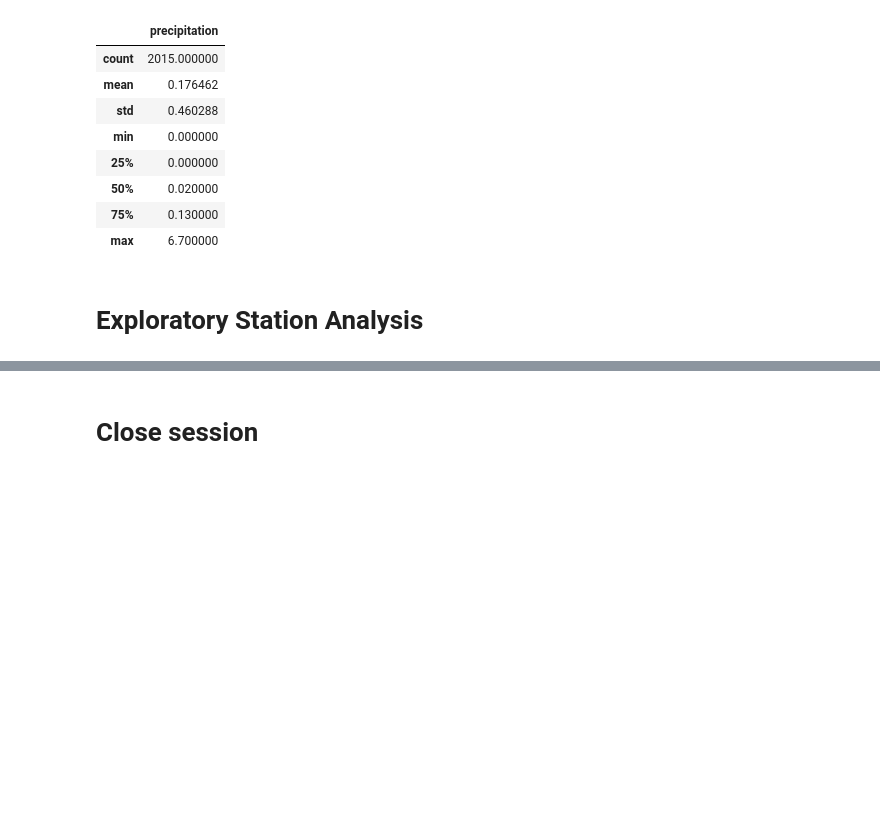
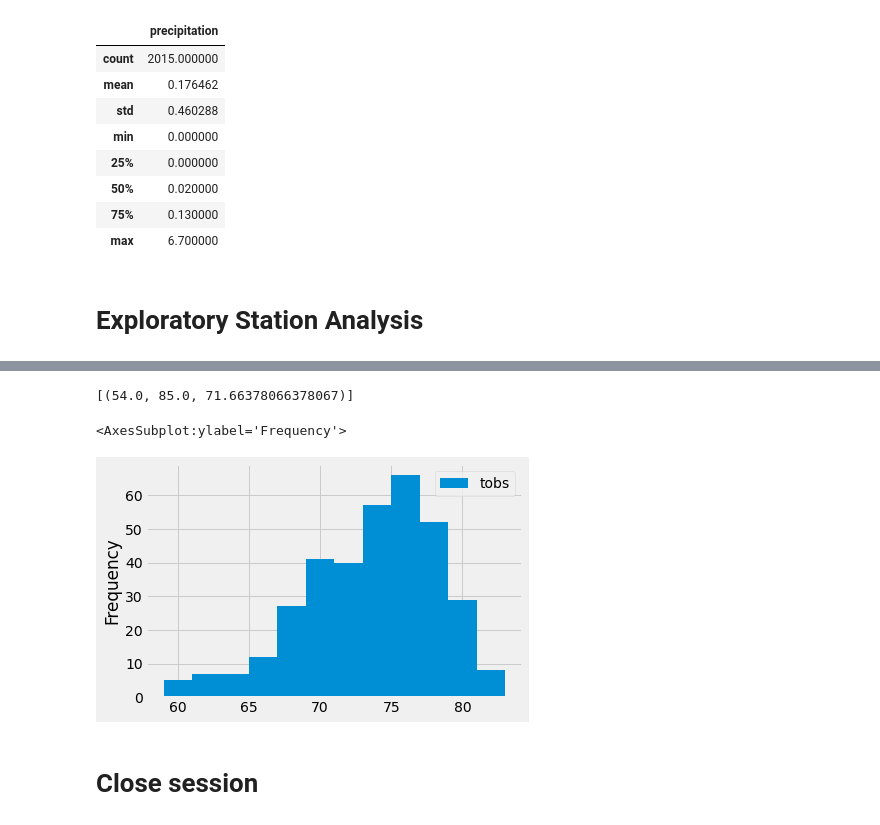
Before and after one commit to VanWagonerLauren/sqlalchemy-challenge, a Jupyter notebook: climate_starter.ipynb, the cells around one changed output, grey strips where cells are left out. Cells and saved outputs as stored; diff of their text form; code cells hidden in the pictures; blank space fills up the shorter version.

```diff
--- a/climate_starter.ipynb
+++ b/climate_starter.ipynb
@@ -95,3 +99,6 @@ precipt_df.describe()
 # %%
 # Design a query to find the most active stations (i.e. what stations have the most rows?)
 # List the stations and the counts in descending order.
+station_activity = session.query(Measurement.station, func.count(Measurement.station)).\
+group_by(Measurement.station).order_by(func.count(Measurement.station).desc()).all()
+station_activity
@@ -98,8 +115,28 @@ precipt_df.describe()
 # %%
 # Using the most active station id from the previous query, calculate the lowest, highest, and average temperature.
+station_number = 'USC00519281'
+session.query(func.min(Measurement.tobs),
+              func.max(Measurement.tobs),
+              func.avg(Measurement.tobs)).filter(Measurement.station == station_number).all()
+# %% [output]
+[(54.0, 85.0, 71.66378066378067)]
 # %%
 # Using the most active station id
-# Query the last 12 months of temperature observation data for this station and plot the results as a histogram
+# Query the last 12 months of temperature observation data for this station
+station_highest_obs = station_activity[0][0]
+
+results = session.query(Measurement.date, Measurement.tobs).\
+                        filter(Measurement.date >= "2016-08-24").\
+                        filter(Measurement.date <= "2017-08-23").\
+                        filter(Measurement.station == station_highest_obs).all()
+# %%
+#dataframe
+results_df = pd.DataFrame(results)
+#plot the results as a histogram
+results_df.plot.hist(bins=12)
+# %% [output]
+<AxesSubplot:ylabel='Frequency'>
+[figure, added]
 # %% [markdown]
 # Close session
 # %%
```
Also changed, not shown: parts of 2 cells of this notebook.
